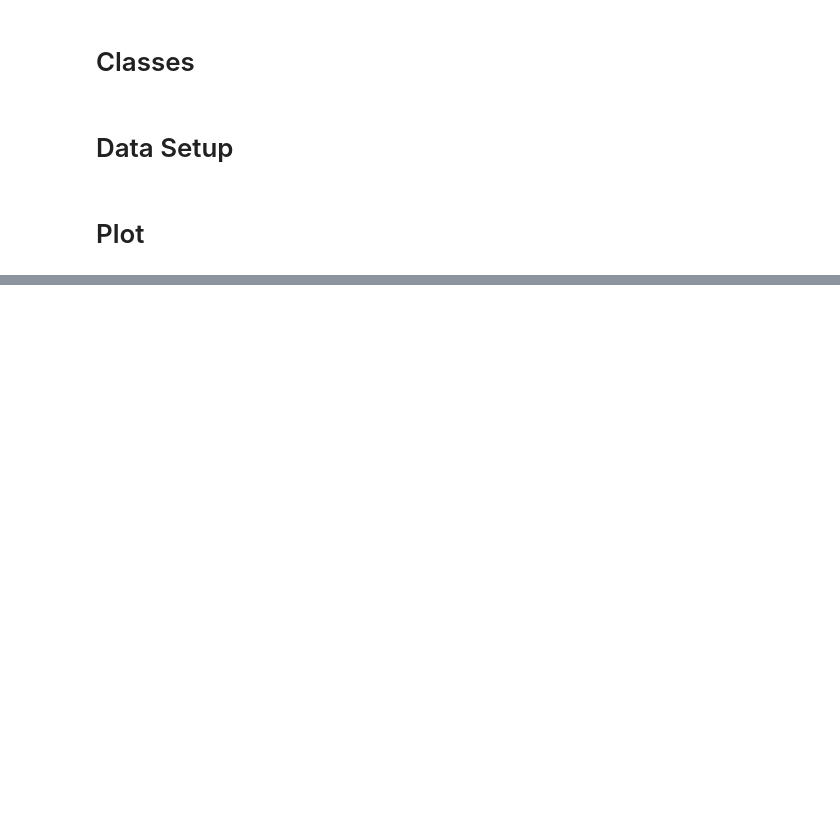
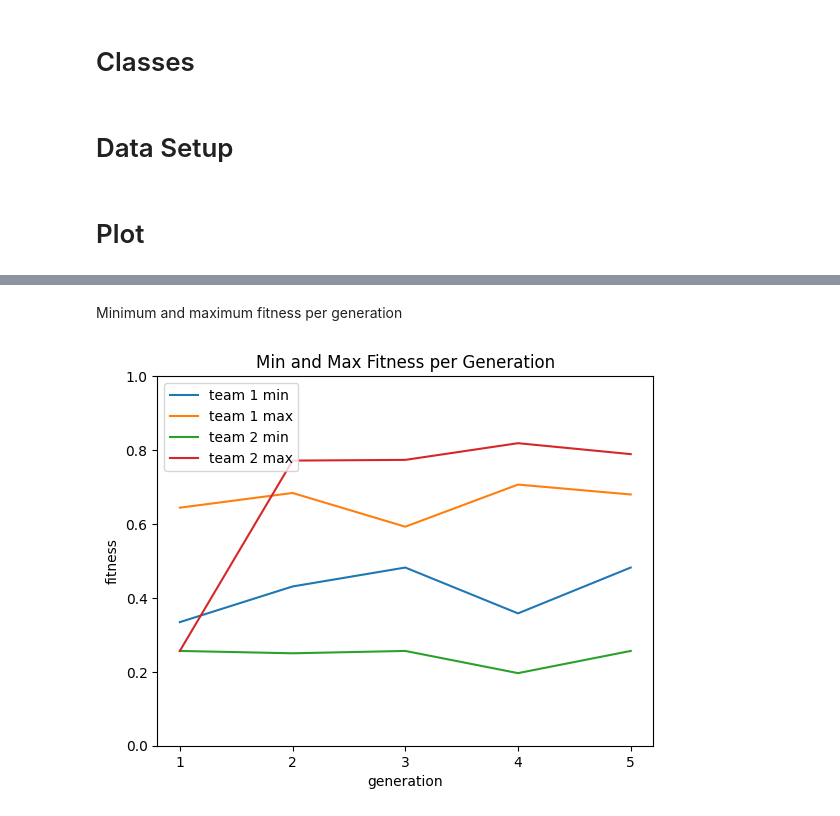
Before and after one commit to LucasSchurer/GeneticAlgorithm, a Jupyter notebook: DataVisualizer/ga_visualizer.ipynb, the cells around one changed output, grey strips where cells are left out. Cells and saved outputs as stored; diff of their text form; code cells hidden in the pictures; blank space fills up the shorter version.

```diff
--- a/DataVisualizer/ga_visualizer.ipynb
+++ b/DataVisualizer/ga_visualizer.ipynb
@@ -265,0 +332,30 @@ plt.show()
+# %% [markdown]
+Minimum and maximum fitness per generation
+# %%
+def plot_min_max_fitness_per_generation(ga_data, label) :
+    min_fitness = []
+    max_fitness = []
+
+    for generation in ga_data.generations :
+        min_fitness.append(generation.min_fitness)
+        max_fitness.append(generation.max_fitness)
+
+    plt.plot(generations, min_fitness, label = label + ' min')
+    plt.plot(generations, max_fitness, label = label + ' max')
+
+fig, ax = plt.subplots()
+
+plt.title('Min and Max Fitness per Generation')
+
+plt.xlabel('generation')
+plt.ylabel('fitness')
+
+plt.ylim(0, 1)
+
+plot_min_max_fitness_per_generation(team1_data, 'team 1')
+plot_min_max_fitness_per_generation(team2_data, 'team 2')
+
+plt.legend()
+plt.show()
+# %% [output]
+[figure, added]
```
Also changed, not shown: parts of 12 cells of this notebook, 9 other files.
